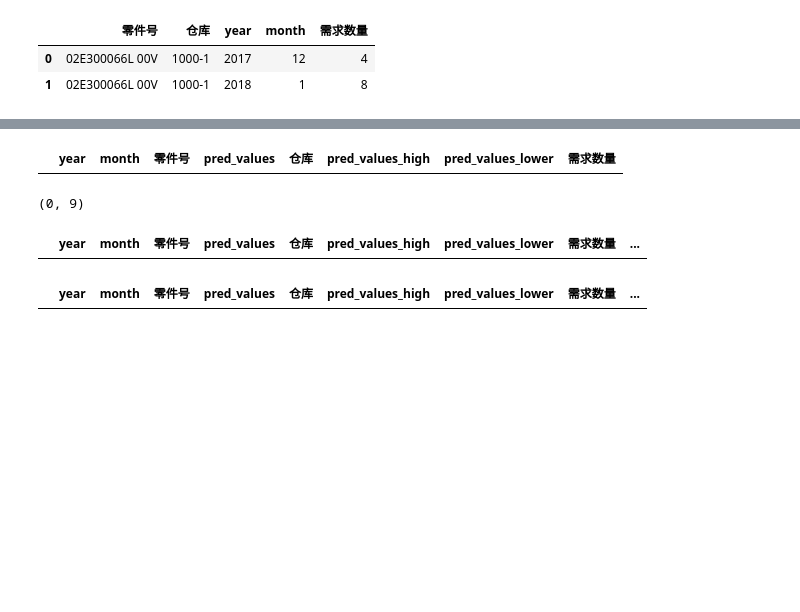
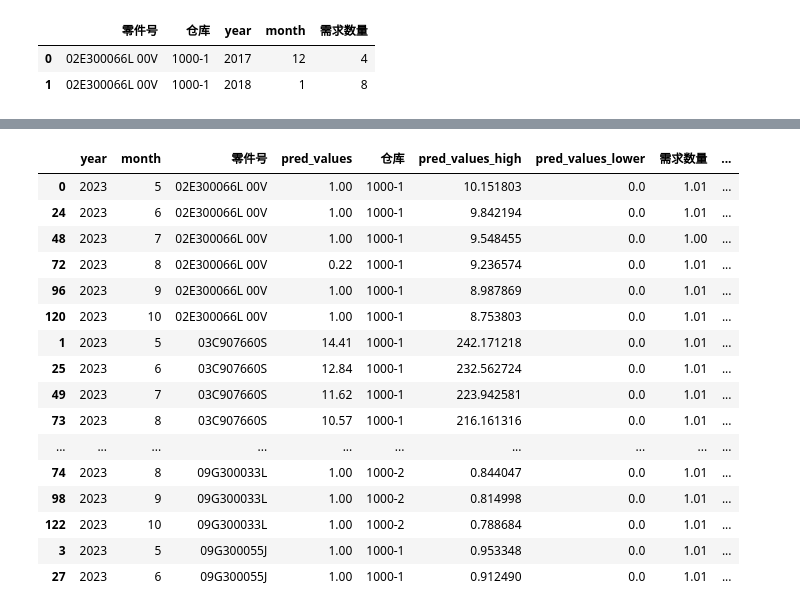
Before and after one commit to jiefwat/chumi_info, a Jupyter notebook: 常规零件预测-迭代预测-平常任务.ipynb, the cells around one changed output, grey strips where cells are left out. Cells and saved outputs as stored; diff of their text form; code cells hidden in the pictures; blank space fills up the shorter version.

```diff
--- a/常规零件预测-迭代预测-平常任务.ipynb
+++ b/常规零件预测-迭代预测-平常任务.ipynb
@@ -112,6 +100,20 @@ def find_outliers_3sigma(data):
 
 
 
+
+# 生成日期范围
+date_range = pd.date_range(start='2022-06-01', end='2023-10-31', freq='D')
+# 创建空的DataFrame，准备存储填充后的结果
+filled_df = pd.DataFrame()
+
+# 针对每个 SKU 进行填充操作
+for sku, group in new_df.groupby(['零件号','仓库']):
+    sku_group = group.set_index('日期').reindex(date_range, fill_value=0).reset_index()
+    sku_group['零件号'] = sku[0]
+    sku_group['仓库'] = sku[1]
+    filled_df = filled_df.append(sku_group, ignore_index=True)
+
+
 # 生成一个日期对象，表示2023年1月1日
 start_date = datetime.datetime(2023, 1, 1)
 
@@ -120,7 +122,7 @@ month_end_dates = []
 
 # 使用 calendar.monthrange() 函数获取每个月的天数
 # 然后加1天，因为我们想要的是当月的最后一天
-for month in range(3, 10):  # 这里 13 是因为一年只有12个月
+for month in range(4, 10):  # 这里 13 是因为一年只有12个月
     _, num_days = calendar.monthrange(2023, month)  # 获取2023年的日历
     end_date = start_date.replace(month=month, day=num_days)  # 创建日期对象
     month_end_dates.append(end_date)  # 添加到列表中
@@ -138,7 +140,7 @@ for date in month_end_dates:
         for sku in batch_skus:
             forecaster = ForecasterAutoreg(
             regressor=Ridge(random_state=123),
-            lags=30,
+            lags=27,
                     )
             # 拟合模型
             forecaster.fit(y=data_train[sku])
@@ -194,5 +193,7 @@ svg_pred.columns = ['零件代码','仓库','日期','预测值']
+# %%
+svg_pred =pd.read_csv('svg预测结果2.csv',encoding='gb18030')
+svg_pred.columns = ['零件代码','仓库','日期','预测值']
 # %%
-svg_pred =pd.read_csv('svg预测结果.csv',encoding='gb18030', header=1)
 svg_pred['日期'] = pd.to_datetime(svg_pred['日期'], format='%Y%m').dt.strftime('%Y-%m')
 svg_pred["year"] = pd.to_datetime(svg_pred['日期']).dt.year.astype(int)
 svg_pred["month"] = pd.to_datetime(svg_pred['日期']).dt.month.astype(int)
@@ -222,14 +201,0 @@ svg_pred.head(1)
-# %%
-compar_pred_real_info[(compar_pred_real_info['零件号']=='03C907660S')
-                      &(compar_pred_real_info['year']==2023)&(compar_pred_real_info['month']==3)]
-# %% [output]
-|  | year | month | 零件号 | pred_values | 仓库 | pred_values_high | pred_values_lower | 需求数量 |
-# %%
-full_compart_info  = pd.merge(compar_pred_real_info,svg_pred,on = ['零件号','仓库','year','month'],how ='inner')
-full_compart_info.shape
-# %% [output]
-(0, 9)
-# %%
-full_compart_info.head()
-# %% [output]
-|  | year | month | 零件号 | pred_values | 仓库 | pred_values_high | pred_values_lower | 需求数量 | ... |
@@ -236,14 +204,32 @@ full_compart_info.head()
 # %%
+full_compart_info  = pd.merge(compar_pred_real_info,svg_pred,on = ['零件号','仓库','year','month'],how ='left')
+
 full_compart_info.fillna(0,inplace =True)
 
 full_compart_info['需求数量']= [1.01 if x ==0 else x for x in full_compart_info['需求数量']]
 
 full_compart_info['pred_values']= [1 if x ==0 else x for x in full_compart_info['pred_values']]
 
 full_compart_info['chumi_mape'] = (abs(full_compart_info['需求数量'] - full_compart_info['pred_values'])
                                  / full_compart_info['需求数量'])
 full_compart_info['svg_mape'] = (abs(full_compart_info['需求数量'] - full_compart_info['预测值'])
                                  / full_compart_info['需求数量'])
-full_compart_info.sort_values(['零件号']).tail(50)
+full_compart_info.sort_values(['零件号','month']).head(20)
 # %% [output]
 |  | year | month | 零件号 | pred_values | 仓库 | pred_values_high | pred_values_lower | 需求数量 | ... |
+| 0 | 2023 | 5 | 02E300066L 00V | 1.00 | 1000-1 | 10.151803 | 0.0 | 1.01 | ... |
+| 24 | 2023 | 6 | 02E300066L 00V | 1.00 | 1000-1 | 9.842194 | 0.0 | 1.01 | ... |
+| 48 | 2023 | 7 | 02E300066L 00V | 1.00 | 1000-1 | 9.548455 | 0.0 | 1.00 | ... |
+| 72 | 2023 | 8 | 02E300066L 00V | 0.22 | 1000-1 | 9.236574 | 0.0 | 1.01 | ... |
+| 96 | 2023 | 9 | 02E300066L 00V | 1.00 | 1000-1 | 8.987869 | 0.0 | 1.01 | ... |
+| 120 | 2023 | 10 | 02E300066L 00V | 1.00 | 1000-1 | 8.753803 | 0.0 | 1.01 | ... |
+| 1 | 2023 | 5 | 03C907660S | 14.41 | 1000-1 | 242.171218 | 0.0 | 1.01 | ... |
+| 25 | 2023 | 6 | 03C907660S | 12.84 | 1000-1 | 232.562724 | 0.0 | 1.01 | ... |
+| 49 | 2023 | 7 | 03C907660S | 11.62 | 1000-1 | 223.942581 | 0.0 | 1.01 | ... |
+| 73 | 2023 | 8 | 03C907660S | 10.57 | 1000-1 | 216.161316 | 0.0 | 1.01 | ... |
+| ... | ... | ... | ... | ... | ... | ... | ... | ... | ... |
+| 74 | 2023 | 8 | 09G300033L | 1.00 | 1000-2 | 0.844047 | 0.0 | 1.01 | ... |
+| 98 | 2023 | 9 | 09G300033L | 1.00 | 1000-2 | 0.814998 | 0.0 | 1.01 | ... |
+| 122 | 2023 | 10 | 09G300033L | 1.00 | 1000-2 | 0.788684 | 0.0 | 1.01 | ... |
+| 3 | 2023 | 5 | 09G300055J | 1.00 | 1000-1 | 0.953348 | 0.0 | 1.01 | ... |
+| 27 | 2023 | 6 | 09G300055J | 1.00 | 1000-1 | 0.912490 | 0.0 | 1.01 | ... |
```
Also changed, not shown: parts of 14 cells of this notebook, 3 other files.
